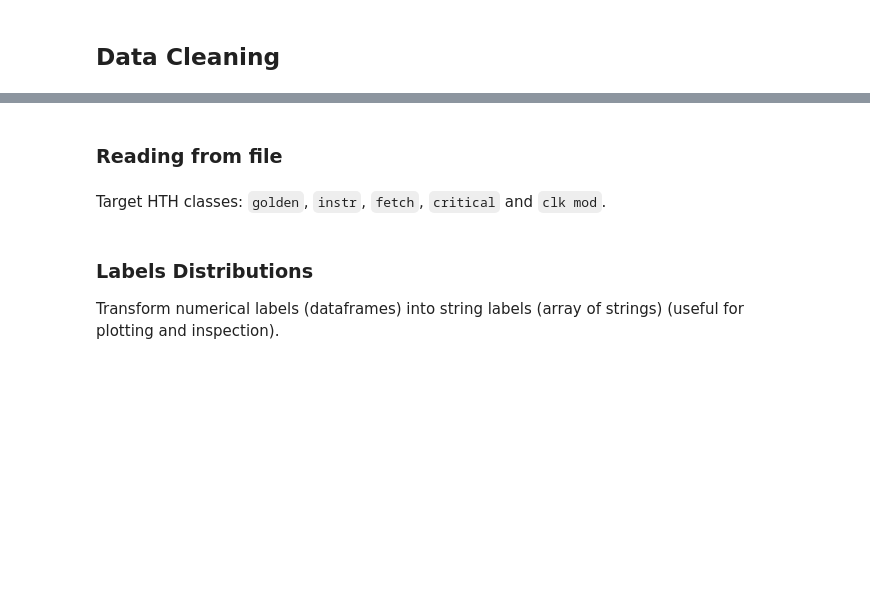
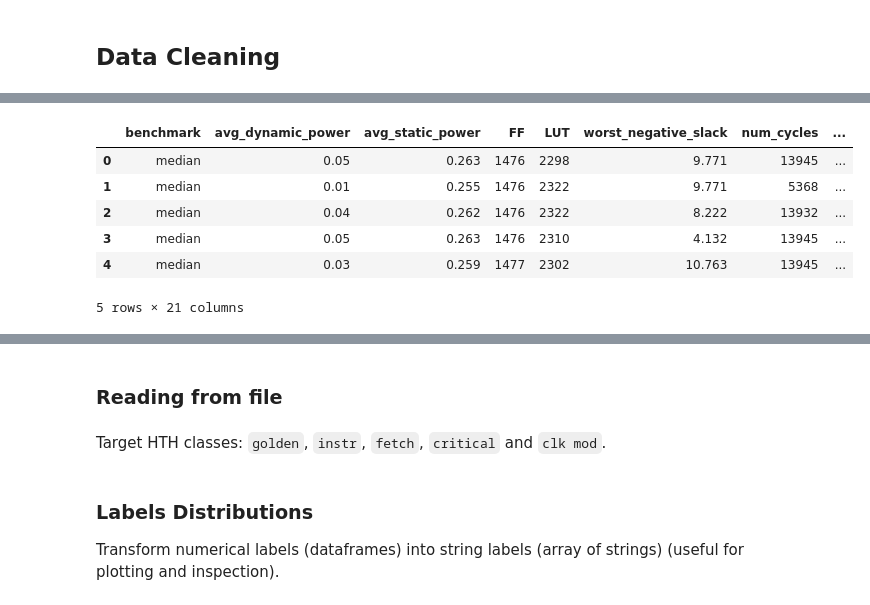
Before and after one commit to ribesstefano/Laokoon-ML, a Jupyter notebook: notebooks/ht_classification.ipynb, the cells around one changed output, grey strips where cells are left out. Cells and saved outputs as stored; diff of their text form; code cells hidden in the pictures; blank space fills up the shorter version.

```diff
--- a/notebooks/ht_classification.ipynb
+++ b/notebooks/ht_classification.ipynb
@@ -38,35 +68,68 @@ not_triggered_df.describe().round(2)
 # %%
 old2new = {
     'benchmark': 'benchmark',
     '% dyn pow': 'avg_dynamic_power',
     'power': 'avg_static_power',
     'FF': 'FF',
     'LUT': 'LUT',
     'timing': 'worst_negative_slack',
     'cycles': 'num_cycles',
     'instr ret': 'num_instructions_retired',
     'LSU': 'datamem_wait_cycles',
     'fetch wait': 'fetch_wait_cycles',
     'load': 'num_load_instructions',
     'store': 'num_store_instructions',
     'jump': 'num_jump_instructions',
     'cond br': 'num_conditional_branch_instructions',
     'tak c bran': 'num_taken_conditional_branch_instructions',
     'compr ins': 'num_compressed_instructions',
     'mult wait': 'mult_wait_cycles',
     'divd wait': 'divd_wait_cycles',
     'Temp': 'temperature',
     'target': 'ht_type',
 }
-# Rename HT classes
 ht_types = {
-    0: 'free',
+    0: 'ht-free',
     1: 'mitm',
     2: 'fetch',
     3: 'critical',
     4: 'clk_mod',
 }
-# Rename dataframes columns
-triggered_df = triggered_df.rename(columns=old2new).replace({'ht_type': ht_types})
-not_triggered_df = not_triggered_df.rename(columns=old2new).replace({'ht_type': ht_types})
-triggered_df.head()
+feature_types = {
+    'benchmark': 'performance',
+    'num_cycles': 'performance',
+    'num_instructions_retired': 'performance',
+    'datamem_wait_cycles': 'performance',
+    'fetch_wait_cycles': 'performance',
+    'num_load_instructions': 'performance',
+    'num_store_instructions': 'performance',
+    'num_jump_instructions': 'performance',
+    'num_conditional_branch_instructions': 'performance',
+    'num_taken_conditional_branch_instructions': 'performance',
+    'num_compressed_instructions': 'performance',
+    'mult_wait_cycles': 'performance',
+    'divd_wait_cycles': 'performance',
+    'avg_dynamic_power': 'implementation',
+    'avg_static_power': 'implementation',
+    'FF': 'implementation',
+    'LUT': 'implementation',
+    'worst_negative_slack': 'implementation',
+    'temperature': 'implementation',
+}
+# feature_types.update({v: k for k, v in feature_types.items()})
+# Rename HT classes and columns, then merge dataframes
+triggered_df['ht_triggered'] = True
+not_triggered_df['ht_triggered'] = False
+df = pd.concat([triggered_df, not_triggered_df], ignore_index=True)
+df = df.rename(columns=old2new).replace({'ht_type': ht_types})
+# Save df to file
+df.to_csv(os.path.join(data_dir, 'processed', 'ht_classification.csv'), index=False)
+df.head()
+# %% [output]
+|  | benchmark | avg_dynamic_power | avg_static_power | FF | LUT | worst_negative_slack | num_cycles | ... |
+| 0 | median | 0.05 | 0.263 | 1476 | 2298 | 9.771 | 13945 | ... |
+| 1 | median | 0.01 | 0.255 | 1476 | 2322 | 9.771 | 5368 | ... |
+| 2 | median | 0.04 | 0.262 | 1476 | 2322 | 8.222 | 13932 | ... |
+| 3 | median | 0.05 | 0.263 | 1476 | 2310 | 4.132 | 13945 | ... |
+| 4 | median | 0.03 | 0.259 | 1477 | 2302 | 10.763 | 13945 | ... |
+5 rows × 21 columns
```
Also changed, not shown: parts of 12 cells of this notebook, 1 other file.
